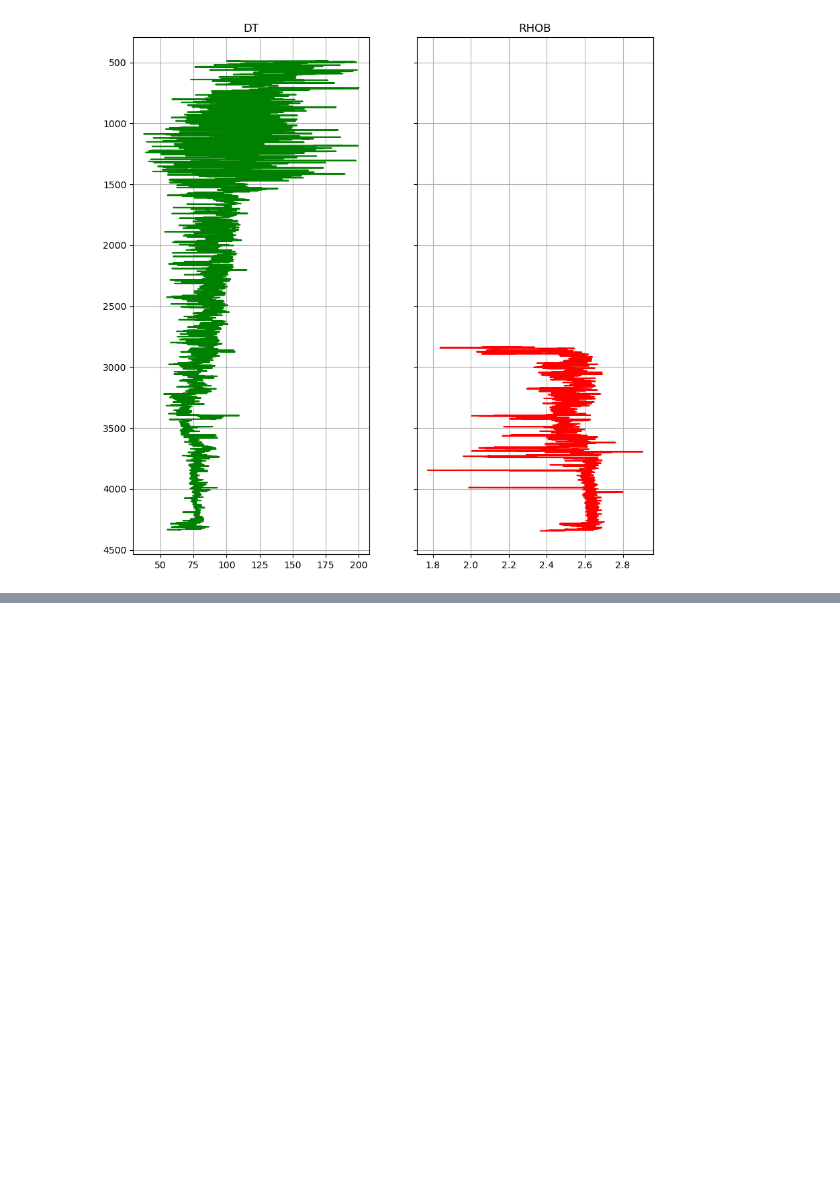
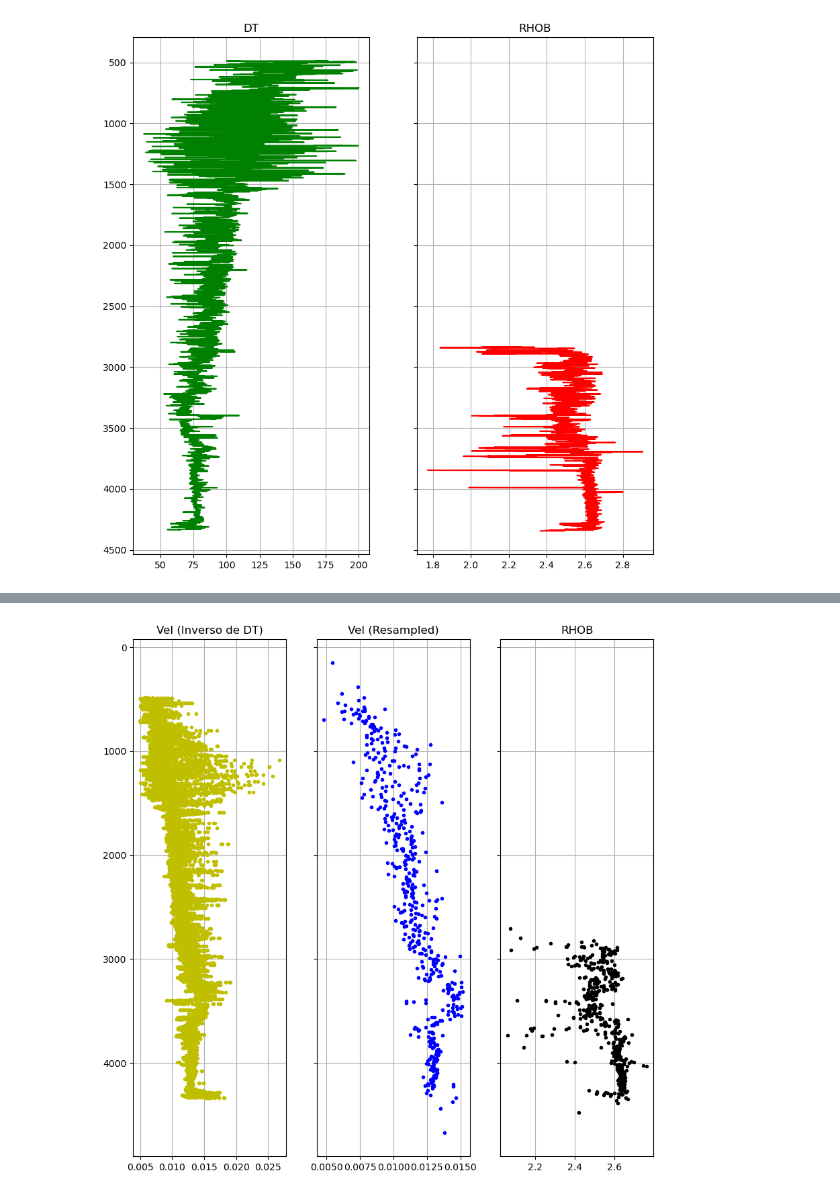
Before and after one commit to VictorCarreira/sismica, a Jupyter notebook: programs/sis1D.ipynb, the cells around one changed output, grey strips where cells are left out. Drawn from its saved outputs; the diff is of its cells as text; code cells hidden in the pictures; blank space fills up the shorter version.

```diff
--- a/programs/sis1D.ipynb
+++ b/programs/sis1D.ipynb
@@ -123,0 +334,18 @@ plt.show()
+# %%
+print('########################## OPERAÇÃO DE REAMOSTRAGEM #############################')
+# Resample da velocidade:
+vel3_resampled = downsample(vel3, 1, taxa_vel)
+depth1_resampled = downsample(depth1, 1, taxa_vel)
+print(f'Número de amostras de velocidade antes do resample: {len(vel1)}')
+print(f'Número de amostras de velocidade após o resample: {len(vel3_resampled)}')
+print(f'Taxa de amostragem de velocidade antes do resample: {taxa_vel}')
+print(f'Taxa de amostragem de velocidade após o resample: {taxa_amostragem(depth1_resampled)}')
+
+print('-'*80)
+# Resample da densidade:
+rhob_resampled = downsample(track2, 1, taxa_vel)
+depth2_resampled = downsample(depth2, 1, taxa_vel)
+print(f'Número de amostras de densidade antes do resample: {len(track2)}')
+print(f'Número de amostras de densidade após o resample: {len(rhob_resampled)}')
+print(f'Taxa de amostragem de densidade antes do resample: {taxa_rhob}')
+print(f'Taxa de amostragem de densidade após o resample: {taxa_amostragem(depth2_resampled)}')
@@ -123,0 +367,24 @@ plt.show()
+# %%
+# Criar os gráficos
+fig, axs = plt.subplots(1, 3, figsize=(10,10), sharey=True)
+
+# Primeiro gráfico
+axs[0].plot(vel3, depth1,'y.')
+axs[0].set_title('Vel (Inverso de DT)')
+axs[0].grid(True)
+
+# Segundo gráfico
+axs[1].plot(vel3_resampled, depth1_resampled,'b.')
+axs[1].set_title('Vel (Resampled)')
+axs[1].grid(True)
+
+# Terceiro gráfico
+axs[2].plot(rhob_resampled, depth2_resampled,'k.')
+axs[2].set_title('RHOB')
+axs[2].grid(True)
+
+
+plt.gca().invert_yaxis()  # Inverter o eixo y para que a profundidade aumente para baixo
+plt.show()
+# %% [output]
+[figure, added]
```
Also changed, not shown: parts of 11 cells of this notebook.
